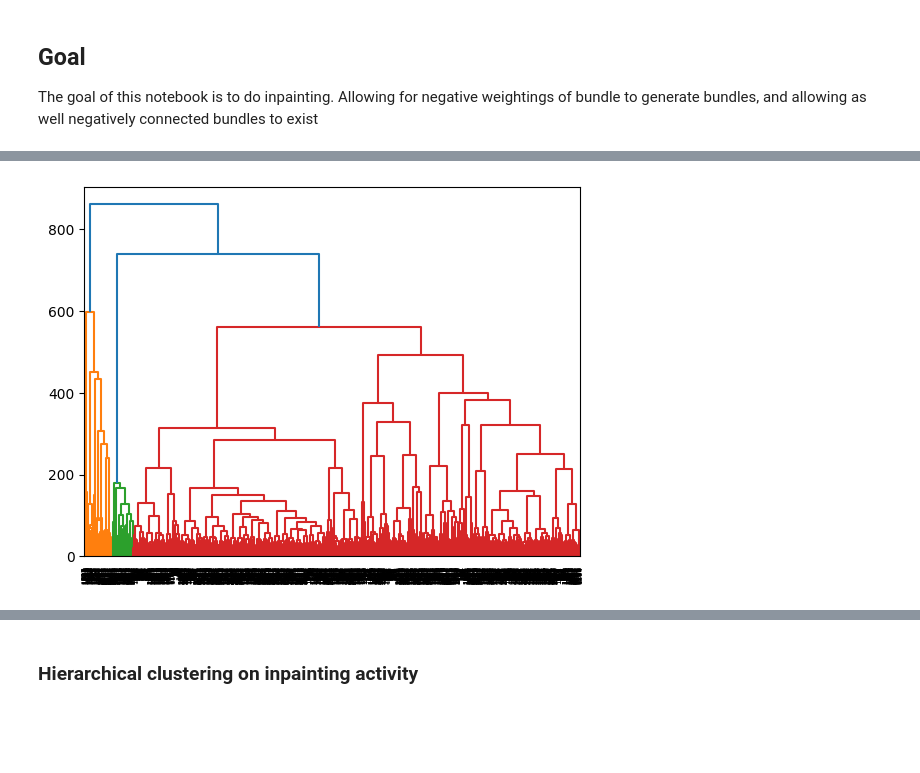
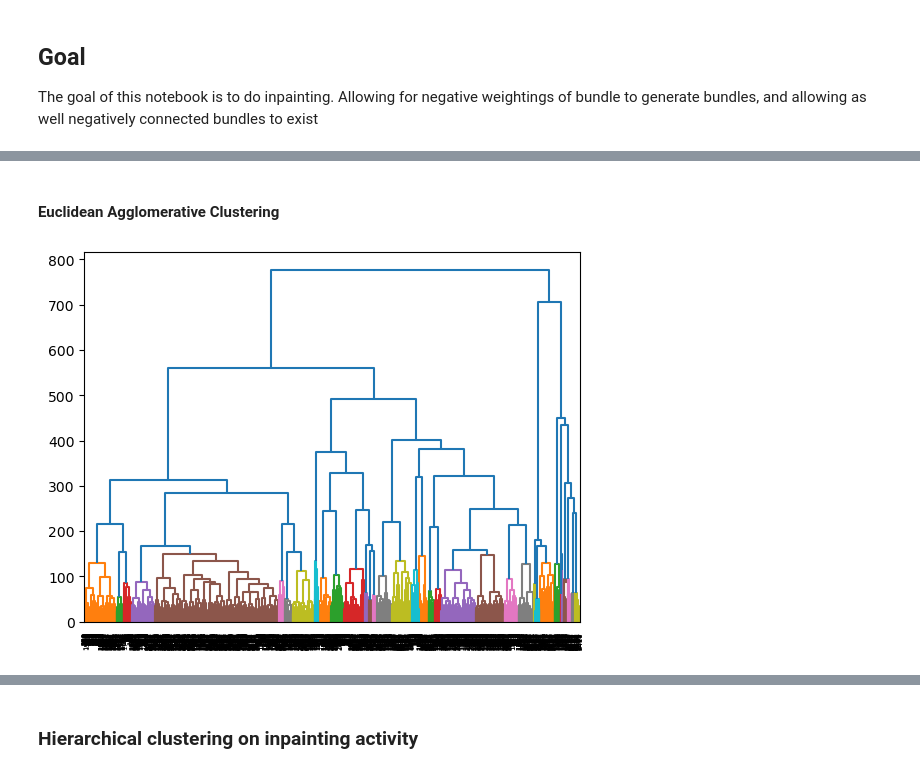
Before and after one commit to miki998/structural_wminpainting, a Jupyter notebook: notebooks/wm_parcellation.ipynb, the cells around one changed output, grey strips where cells are left out. Drawn from its saved outputs; the diff is of its cells as text; code cells hidden in the pictures; blank space fills up the shorter version.

```diff
--- a/notebooks/wm_parcellation.ipynb
+++ b/notebooks/wm_parcellation.ipynb
@@ -85,0 +100,8 @@ bundle_opt = load(f"../resources/weights_regressors_activity/weighted_bundle_act
+# %%
+cluster_ward = AgglomerativeClustering(
+    n_clusters=None, affinity='euclidean', linkage='ward', compute_full_tree=True, distance_threshold=450)
+
+cluster_ward.fit(bundle_opt)
+labels_ward = cluster_ward.labels_
+
+nb_clusterward = len(np.unique(labels_ward))
@@ -87,0 +163,2 @@ bundle_opt = load(f"../resources/weights_regressors_activity/weighted_bundle_act
+# %% [markdown]
+#### Euclidean Agglomerative Clustering
@@ -88,7 +198,6 @@ bundle_opt = load(f"../resources/weights_regressors_activity/weighted_bundle_act
 # %%
-from scipy.cluster.hierarchy import dendrogram, linkage
 linkage_data = linkage(bundle_opt.T, method='ward', metric='euclidean')
-dendrogram(linkage_data)
+dendrogram(linkage_data, color_threshold=150)
 plt.show()
 # %% [output]
-[figure, old version]
+[figure, new version]
```
Also changed, not shown: parts of 34 cells of this notebook, 3 other files.
